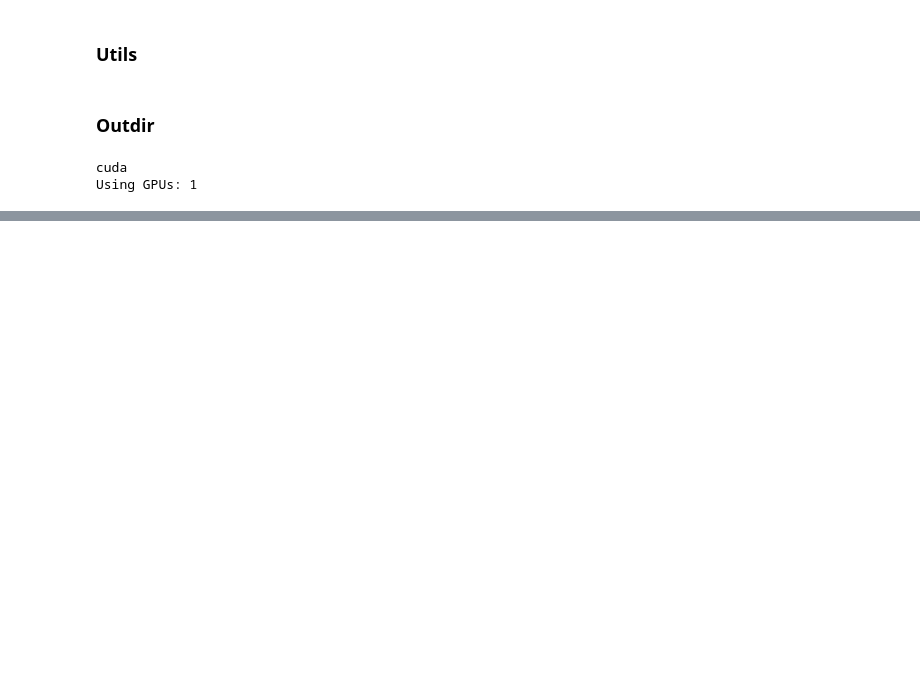
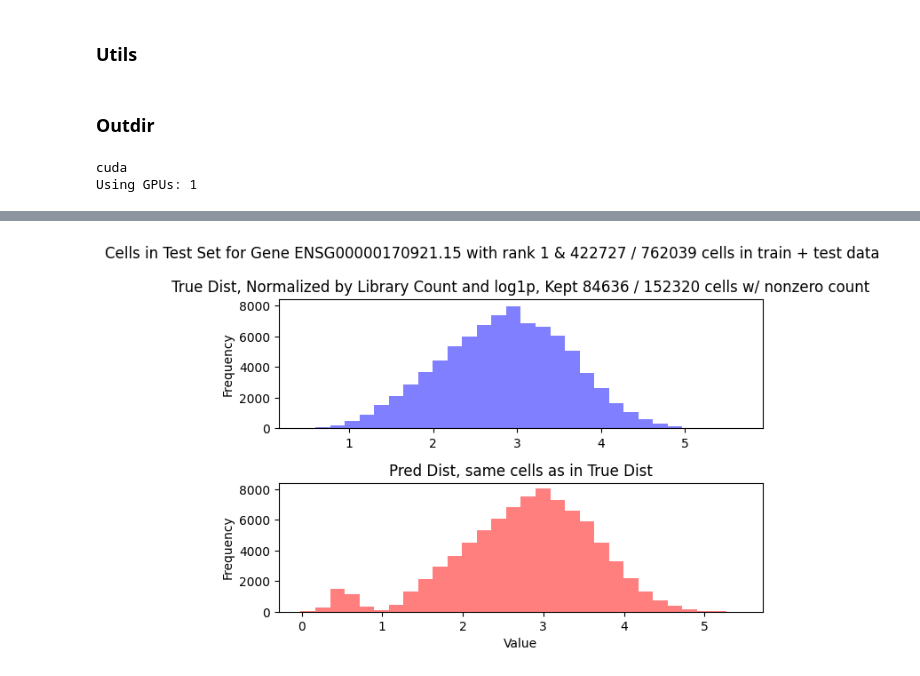
Before and after one commit to imahabub/scdiff, a Jupyter notebook: notebooks/6.23.23.gene_distribution_histogram.ipynb, the cells around one changed output, grey strips where cells are left out. Saved outputs shown, nothing was run; the diff lists cells and outputs as text; code cells hidden in the pictures; blank space fills up the shorter version.

Commit message:
6.23.23 autoencoder true vs pred expression histogram

```diff
--- a/notebooks/6.23.23.gene_distribution_histogram.ipynb
+++ b/notebooks/6.23.23.gene_distribution_histogram.ipynb
@@ -310,0 +214,47 @@ data.var
+# %%
+def compare_true_and_pred_hist(trues, preds, gene_index):
+    true_scs = [x[i] for i in range(256) for x in trues]
+    pred_scs = [x.recon[i] for i in range(256) for x in preds]
+    assert len(true_scs) == len(pred_scs), 'amt of true cells neq pred cells'
+
+    assert gene_index < true_scs[0].shape[0], 'gene index out of range'
+    nz_true_cells = [x[gene_index].item() for i, x in enumerate(true_scs) if x[gene_index].item() > 0]
+    nz_true_inds = {i for i,x in enumerate(true_scs) if x[gene_index].item() > 0}
+
+    num_filtered = len(true_scs) - len(nz_true_cells)
+
+    matching_pred_cells = [x[gene_index].item() for i, x in enumerate(pred_scs) if i in nz_true_inds]
+    assert len(matching_pred_cells) == len(nz_true_cells), '# of nonzero cells does not match'
+
+
+
+    gene_row = adata.var.iloc[gene_index]
+    n_cells = gene_row['n_cells']
+    var = adata.var.copy()
+    var['original_index'] = range(len(adata.var))
+    var_n_cells_sorted = var.sort_values('n_cells', ignore_index=False)
+    var_n_cells_sorted['rank'] = var_n_cells_sorted['n_cells'].rank(ascending=False)
+    gene_rank = var_n_cells_sorted.loc[var_n_cells_sorted['original_index'] == gene_index, 'rank'].iloc[0]
+
+
+
+    fig, axs = plt.subplots(2, sharey=True)
+
+    axs[0].hist(nz_true_cells, bins=30, alpha=0.5, label='Array 1', color='blue')
+    axs[0].set_title(f'True Dist, Normalized by Library Count and log1p, Kept {len(nz_true_cells)} / {len(true_scs)} cells w/ nonzero count')
+    axs[0].set_ylabel('Frequency')
+
+    axs[1].hist(matching_pred_cells, bins=30, alpha=0.5, label='Array 2', color='red')
+    axs[1].set_title('Pred Dist, same cells as in True Dist')
+    axs[1].set_xlabel('Value')
+    axs[1].set_ylabel('Frequency')
+
+    gene_name = adata.var.index[gene_index]
+
+    fig.suptitle(f'Cells in Test Set for Gene {gene_name} with rank {str(int(gene_rank))} & {n_cells} / {adata.X.shape[0]} cells in train + test data')
+    plt.tight_layout()
+    plt.show()
+# %%
+compare_true_and_pred_hist(trues, preds, 632)
+# %% [output]
+[figure, added]
```
Also changed, not shown: parts of 46 cells of this notebook, 2 other files.
